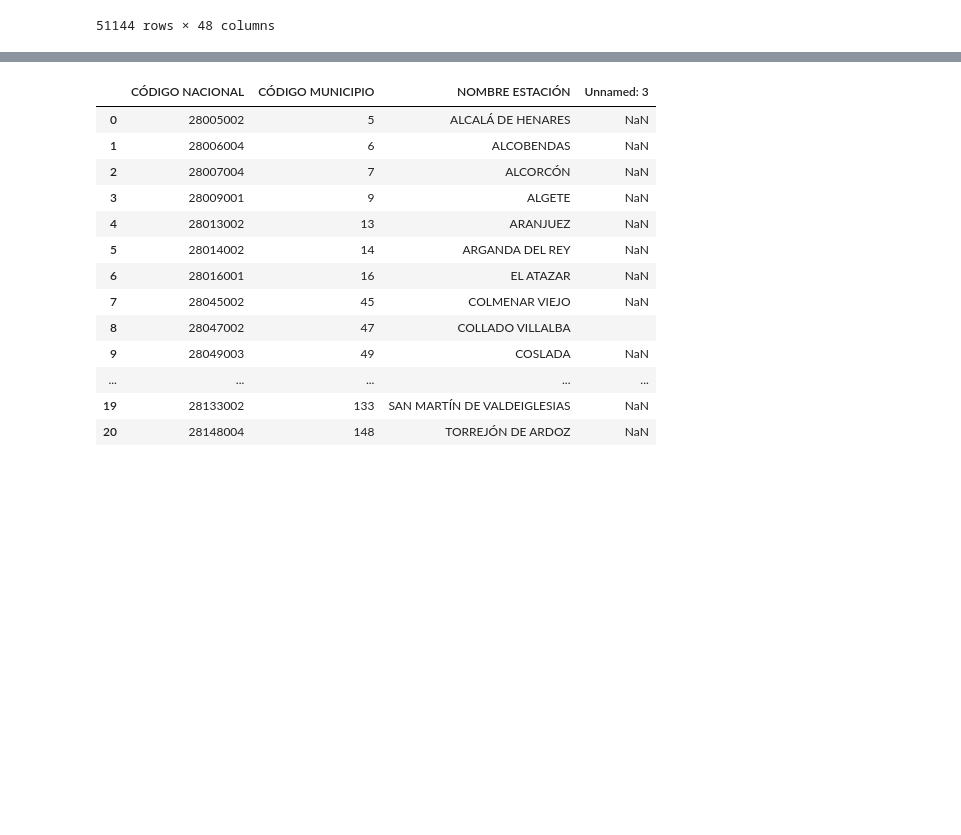
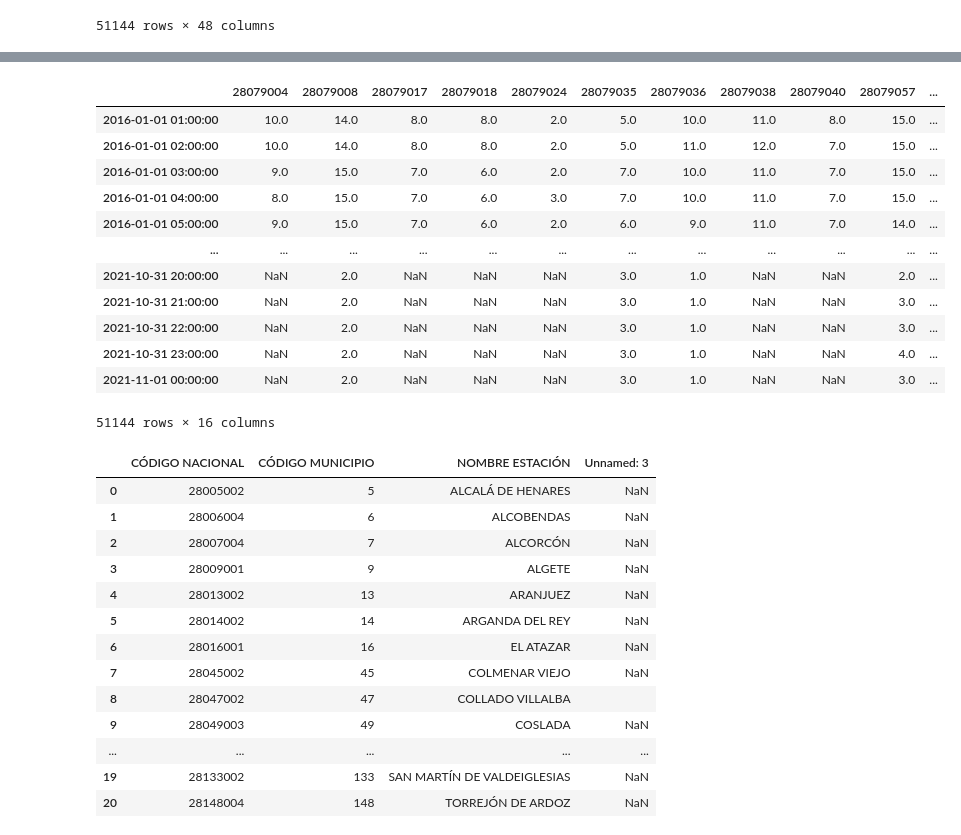
Before and after one commit to 4tolon/Aire_de_calidad, a Jupyter notebook: notebooks/2_funcion_super_csv.ipynb, the cells around one changed output, grey strips where cells are left out. Drawn from its saved outputs; the diff is of its cells as text; code cells hidden in the pictures; blank space fills up the shorter version.

```diff
--- a/notebooks/2_funcion_super_csv.ipynb
+++ b/notebooks/2_funcion_super_csv.ipynb
@@ -178,3 +243,23 @@ Index(['2016-01-01 01:00:00', '2016-01-01 02:00:00', '2016-01-01 03:00:00',
+# %%
+df1 = pd.read_csv('../data/t_ensayo_1.csv', index_col=0)
+df1.index = pd.to_datetime(df1.index)
+df1= df1.asfreq('H')
+# %%
+df1
+# %% [output]
+|  | 28079004 | 28079008 | 28079017 | 28079018 | 28079024 | 28079035 | 28079036 | 28079038 | 28079040 | 28079057 | ... |
+| 2016-01-01 01:00:00 | 10.0 | 14.0 | 8.0 | 8.0 | 2.0 | 5.0 | 10.0 | 11.0 | 8.0 | 15.0 | ... |
+| 2016-01-01 02:00:00 | 10.0 | 14.0 | 8.0 | 8.0 | 2.0 | 5.0 | 11.0 | 12.0 | 7.0 | 15.0 | ... |
+| 2016-01-01 03:00:00 | 9.0 | 15.0 | 7.0 | 6.0 | 2.0 | 7.0 | 10.0 | 11.0 | 7.0 | 15.0 | ... |
+| 2016-01-01 04:00:00 | 8.0 | 15.0 | 7.0 | 6.0 | 3.0 | 7.0 | 10.0 | 11.0 | 7.0 | 15.0 | ... |
+| 2016-01-01 05:00:00 | 9.0 | 15.0 | 7.0 | 6.0 | 2.0 | 6.0 | 9.0 | 11.0 | 7.0 | 14.0 | ... |
+| ... | ... | ... | ... | ... | ... | ... | ... | ... | ... | ... | ... |
+| 2021-10-31 20:00:00 | NaN | 2.0 | NaN | NaN | NaN | 3.0 | 1.0 | NaN | NaN | 2.0 | ... |
+| 2021-10-31 21:00:00 | NaN | 2.0 | NaN | NaN | NaN | 3.0 | 1.0 | NaN | NaN | 3.0 | ... |
+| 2021-10-31 22:00:00 | NaN | 2.0 | NaN | NaN | NaN | 3.0 | 1.0 | NaN | NaN | 3.0 | ... |
+| 2021-10-31 23:00:00 | NaN | 2.0 | NaN | NaN | NaN | 3.0 | 1.0 | NaN | NaN | 4.0 | ... |
+| 2021-11-01 00:00:00 | NaN | 2.0 | NaN | NaN | NaN | 3.0 | 1.0 | NaN | NaN | 3.0 | ... |
+51144 rows × 16 columns
 # %%
 est_ay = {
 28079035: 'Pza. del Carmen',
```
Also changed, not shown: parts of 6 cells of this notebook, 22 other files.
